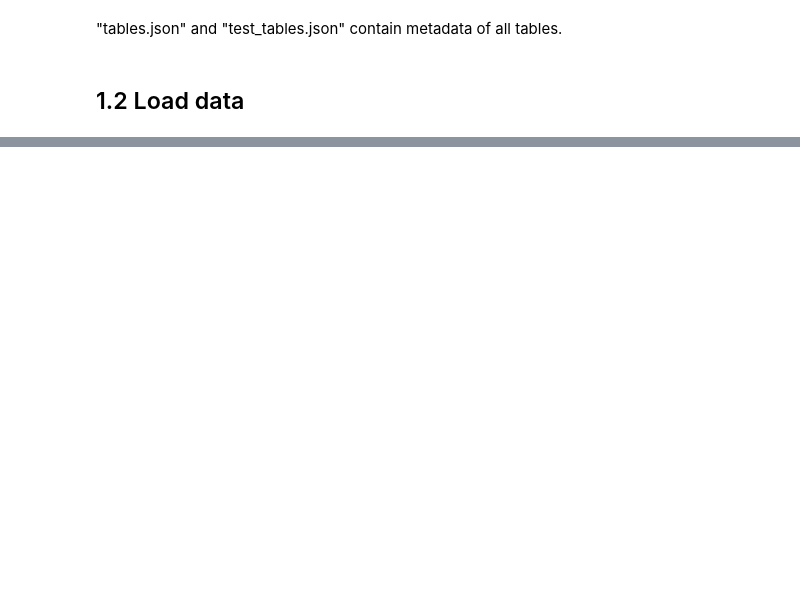
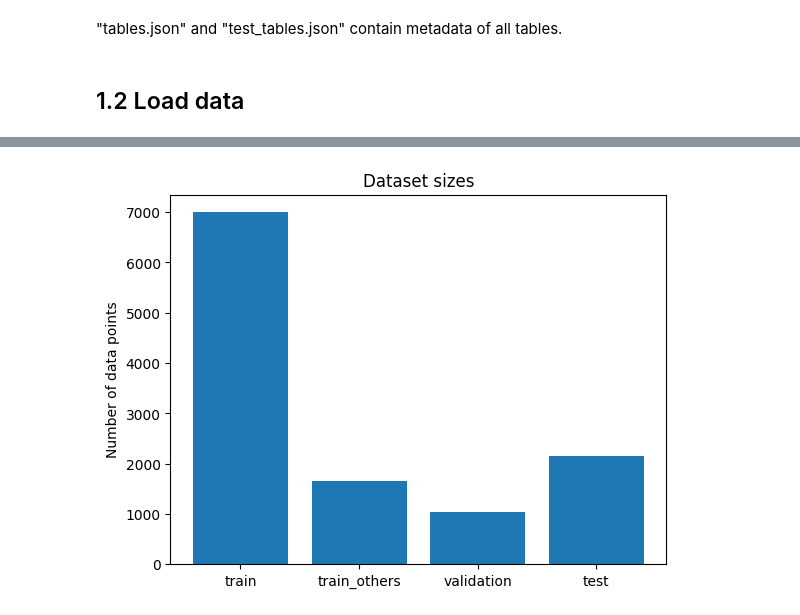
Before and after one commit to st12udent3/text-to-sql, a Jupyter notebook: model.ipynb, the cells around one changed output, grey strips where cells are left out. Drawn from its saved outputs; the diff is of its cells as text; code cells hidden in the pictures; blank space fills up the shorter version.

Commit message:
Added data cleaning and data exploration

```diff
--- a/model.ipynb
+++ b/model.ipynb
@@ -45,7 +47,15 @@ train_others = load_json(data / "train_others.json")
 validation = load_json(data / "dev.json")
 test = load_json(data / "test.json")
 
+train_df = pd.DataFrame(train)
+train_others_df = pd.DataFrame(train_others)
+validation_df = pd.DataFrame(validation)
+test_df = pd.DataFrame(test)
+
 # metadata
 tables = load_json(data / "tables.json")
 test_tables = load_json(data / "test_tables.json")
+
+tables_df = pd.DataFrame(tables)
+test_tables_df = pd.DataFrame(test_tables)
 # %% [markdown]
@@ -57,0 +222,8 @@ test_table_ids = {i["db_id"] for i in test_tables}
+# %%
+# dataset sizes
+plt.bar(summary_df["dataset"], summary_df["dataset_size"])
+plt.title("Dataset sizes")
+plt.ylabel("Number of data points")
+plt.show()
+# %% [output]
+[figure, added]
```
Also changed, not shown: parts of 21 cells of this notebook.
